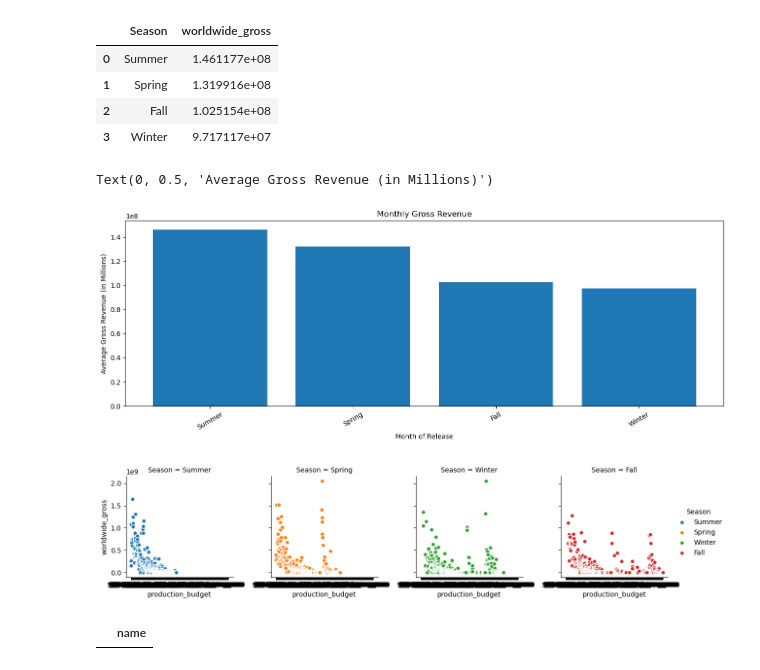
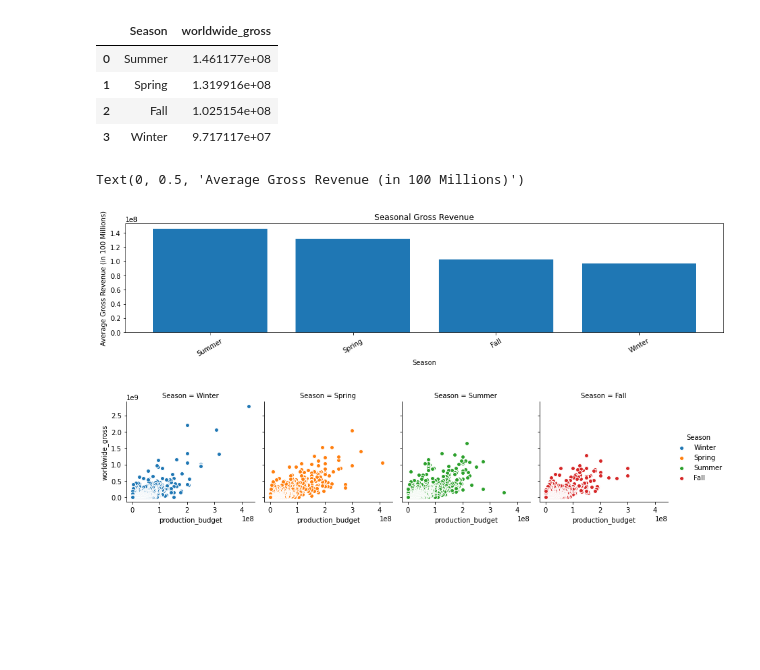
Before and after one commit to omunozsanchezdeloitte/Capstone---LPod-3, a Jupyter notebook: index.ipynb, the cells around one changed output. Saved outputs shown, nothing was run; the diff lists cells and outputs as text; code cells hidden in the pictures; blank space fills up the shorter version.

Commit message:
corrected viz of production budget

```diff
--- a/index.ipynb
+++ b/index.ipynb
@@ -197,6 +197,10 @@ df_budget
 #we clean the worldwide_column and change to float type
 df_budget['worldwide_gross'] = df_budget.worldwide_gross.apply(lambda x:x.replace('$','').replace(',',''))
 df_budget['worldwide_gross'] = df_budget['worldwide_gross'].astype(float)
+df_budget['production_budget'] = df_budget.production_budget.apply(lambda x:x.replace('$','').replace(',',''))
+
+df_budget['production_budget'] = df_budget['production_budget'].astype(float)
+
 
 df_budget
 # %% [output]
@@ -337,34 +341,32 @@ seasons_gross
 | 2 | Fall | 1.025154e+08 |
 | 3 | Winter | 9.717117e+07 |
 # %%
-fig = plt.subplots( figsize=(16, 5))
+fig = plt.subplots( figsize=(16, 3))
 
 season = seasons_gross['Season']
 gross = seasons_gross['worldwide_gross']
 # Plot data
 plt.bar(season, gross)
 
 # Customize appearance
 plt.tick_params(axis="x", labelrotation=30)
-plt.title('Monthly Gross Revenue')
-plt.xlabel('Month of Release')
+plt.title('Seasonal Gross Revenue')
+plt.xlabel('Season')
 plt.ylabel("Average Gross Revenue (in 100 Millions)")
+
+#Summer is the season where films have higher average gross revenue
 # %% [output]
-Text(0, 0.5, 'Average Gross Revenue (in Millions)')
+Text(0, 0.5, 'Average Gross Revenue (in 100 Millions)')
-[figure, old version]
+[figure, new version]
 # %%
-graph = sns.FacetGrid(recent_movie_years, col ="Season",  hue ="Season")
+graph = sns.FacetGrid(df_budget, col ="Season",  hue ="Season")
 # map the above form facetgrid with some attributes
 graph.map(plt.scatter, "production_budget", "worldwide_gross", edgecolor ="w").add_legend()
 # show the object
 plt.show()
+
+
+#we observe that we have a few outliers, but there is a positive tendency as film studios invest more,
+# their worldwide gross value tend to be higher
 # %% [output]
-[figure, old version]
+[figure, new version]
-# %%
-conn = sqlite3.connect('zippedData/im.db')
-cur = conn.cursor()
-pd.read_sql("""SELECT name FROM sqlite_schema
-WHERE type='table'
-ORDER BY name;""", conn)
-# %% [output]
-|  | name |
```
Also changed, not shown: parts of 5 cells of this notebook.
